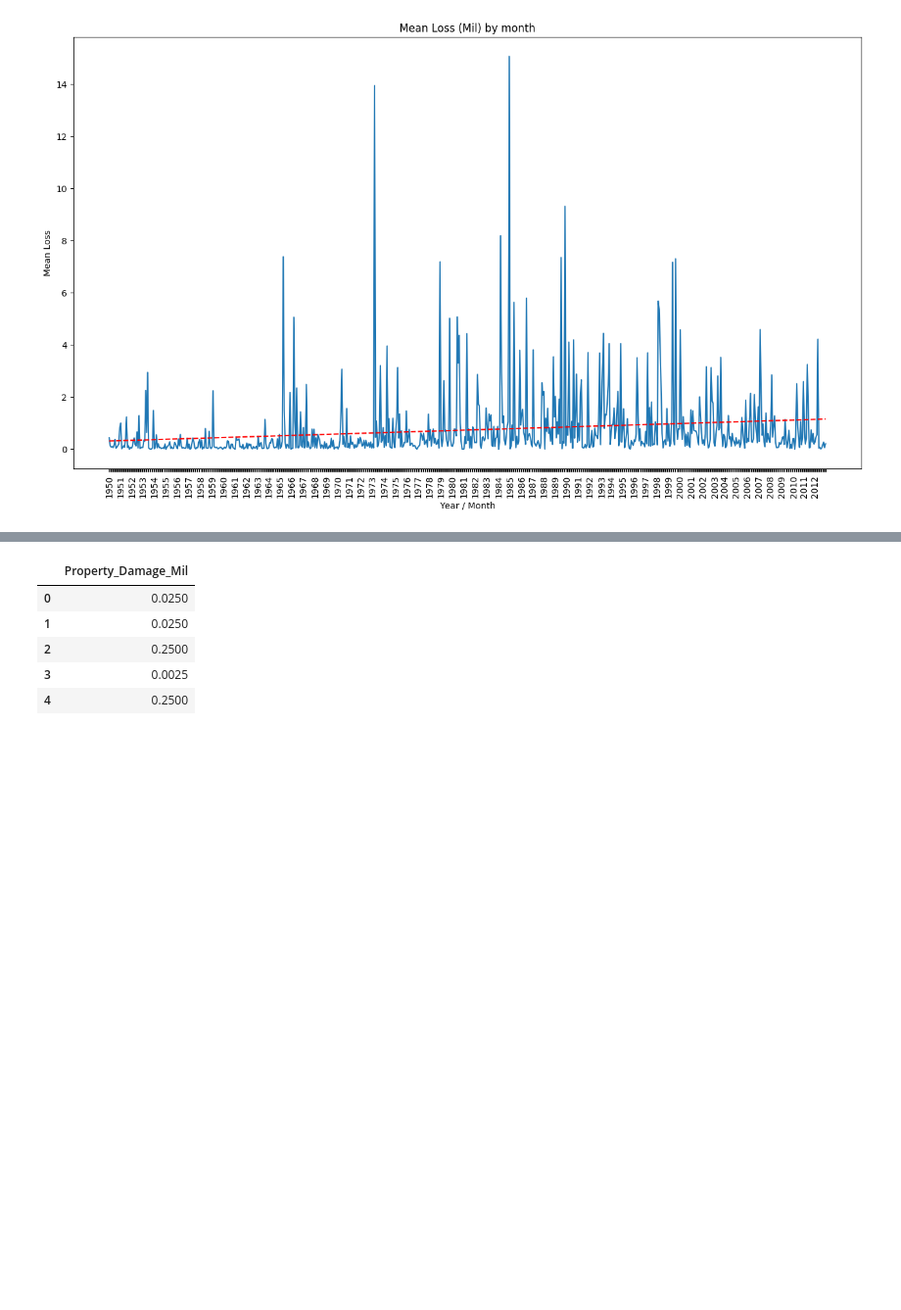
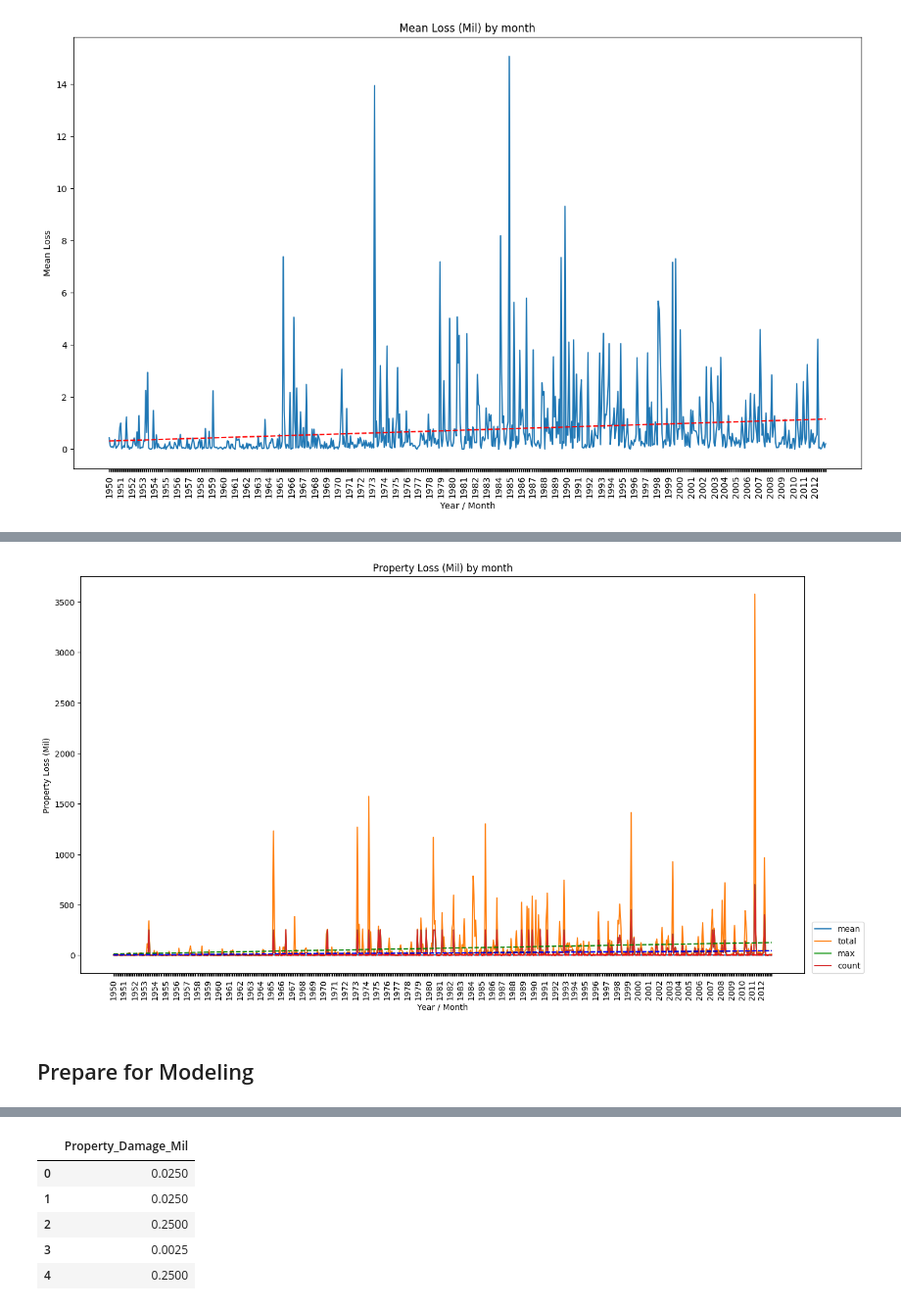
Before and after one commit to youngsoul/ml_tornado, a Jupyter notebook: Tornado.ipynb, the cells around one changed output, grey strips where cells are left out. Shown at 98% size. Drawn from its saved outputs; the diff is of its cells as text; code cells hidden in the pictures; blank space fills up the shorter version.

```diff
--- a/Tornado.ipynb
+++ b/Tornado.ipynb
@@ -534,0 +558,4 @@ y=0.001129x+(0.314260)
+# %%
+# convert multilevel index (Date-Year => Date-Month) to two columns of Year and Month
+df_year_month.index = df_year_month.index.set_names(['Year','Month'])
+df_year_month.reset_index(inplace=True)
@@ -534,0 +580,16 @@ y=0.001129x+(0.314260)
+# %%
+# create a column which is the number of seconds from the first timestamped record
+# essentially create an EPOCH of 1950 January, and creating a timedelta from that baseline.
+def year_month_ts(row, min_datetime):
+    year = int(row['Year'])
+    month = int(row['Month'])
+    day = 1
+
+    ts = (dt.datetime(year,month,day) - min_datetime).total_seconds()
+    return ts
+
+    # (dt.datetime(year,month,day) - dt.datetime(1900,1,1)).total_seconds()
+
+min_dt = dt.datetime(df_year_month['Year'].min(), df_year_month['Month'].min(), 1)
+
+df_year_month['Year_Month_TS'] = df_year_month.apply(year_month_ts, axis=1, min_datetime = min_dt)
@@ -535,3 +612,48 @@ y=0.001129x+(0.314260)
+# %%
+fig, axes = plt.subplots(1, 1, figsize=(16, 9), dpi=100)
+
+x = range(len(df_year_month))
+y_mean = df_year_month['mean']
+y_sum = df_year_month['sum']
+y_max = df_year_month['max']
+y_count = df_year_month['max']
+
+axes.plot(x, y_mean, label='mean')
+axes.plot(x, y_sum, label='total')
+axes.plot(x, y_max, label='max')
+axes.plot(x, y_count, label='count')
+
+axes.set_xlabel('Year / Month')
+axes.set_ylabel('Property Loss (Mil)')
+axes.set_xticks(range(len(df_year_month)))
+axes.set_xticklabels(x_labels, rotation=90)
+axes.set_title('Property Loss (Mil) by month')
+
+# add a trend line
+z_mean = np.polyfit(x, y_mean, 1)
+p_mean = np.poly1d(z_mean)
+plt.plot(x,p_mean(x),"r--")
+
+z_sum = np.polyfit(x, y_sum, 1)
+p_sum = np.poly1d(z_sum)
+plt.plot(x,p_sum(x),"g--")
+
+z_max = np.polyfit(x, y_max, 1)
+p_max = np.poly1d(z_max)
+plt.plot(x,p_max(x),"k--")
+
+z_count = np.polyfit(x, y_count, 1)
+p_count = np.poly1d(z_count)
+plt.plot(x,p_count(x),"b--")
+
+
+
+plt.legend(loc=(1.01,0))
+plt.show()
+# %% [output]
+[figure, added]
+# %% [markdown]
+## Prepare for Modeling
 # %%
 # f(state num, county num, month, f-Scale) = predicted loss
 model_data = df[['Month','State_Num', 'County_Num', 'F-Scale_0', 'F-Scale_1', 'F-Scale_2', 'F-Scale_3', 'F-Scale_4', 'F-Scale_5']]
```
Also changed, not shown: parts of 15 cells of this notebook, 1 other file.
